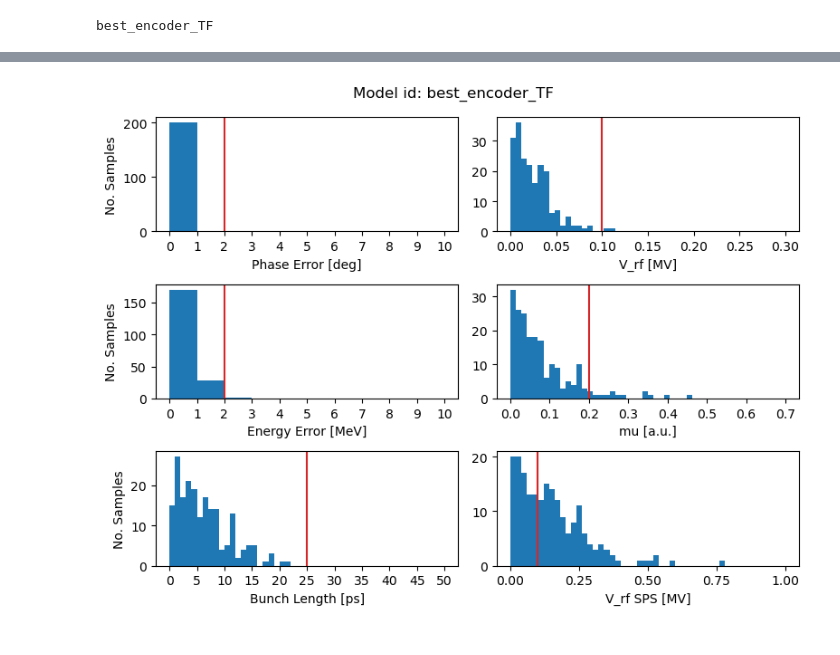
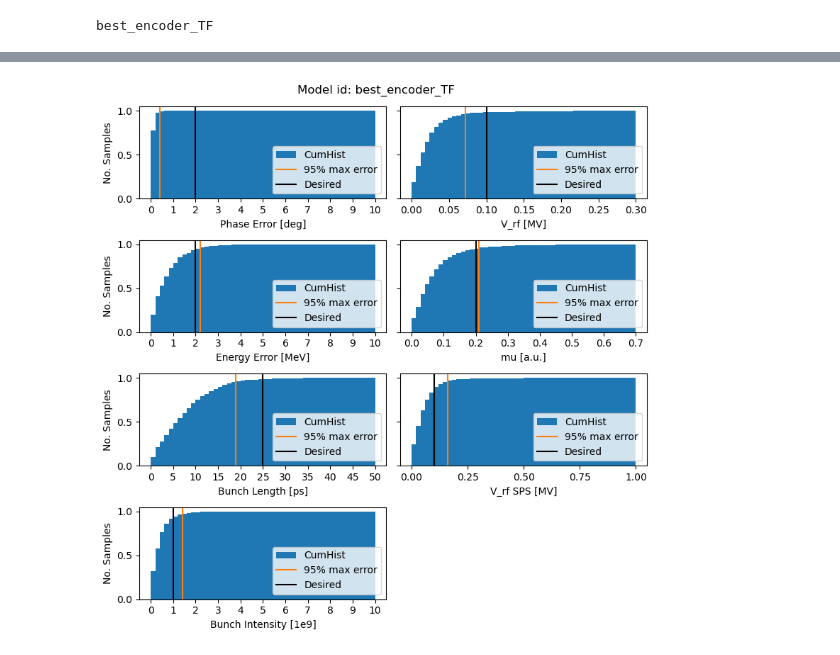
Before and after one commit to kiliakis/tomography_ML, a Jupyter notebook: evaluate_encoder_multiout.ipynb, the cells around one changed output, grey strips where cells are left out. Cells and saved outputs as stored; diff of their text form; code cells hidden in the pictures.

```diff
--- a/evaluate_encoder_multiout.ipynb
+++ b/evaluate_encoder_multiout.ipynb
@@ -7,11 +7,10 @@ import os
 import glob
 import numpy as np
 
-from sklearn.metrics import mean_squared_error
 import matplotlib.pyplot as plt
 import matplotlib as mpl
-from utils import plot_loss, encoder_files_to_tensors, get_best_model_timestamp
-from utils import load_model_data_new, unnormalize_params, assess_decoder
+from utils import encoder_files_to_tensors, get_best_model_timestamp
+from utils import unnormalize_params
 from utils import sample_files
 from models import EncoderMulti
 
@@ -24,5 +23,8 @@ img_normalize = 'off'
 num_Turns_Case = 1
 
 var_names = ['phEr', 'enEr', 'bl',
-             'inten',
-             'Vrf', 'mu', 'VrfSPS']
+             'inten', 'Vrf', 'mu', 'VrfSPS']
+# timestamp = get_best_model_timestamp('./trials', model='enc')
+# timestamp = '2022_12_18_11-48-57'
+# timestamp = '2023_03_03_17-00-48'
+timestamp = 'best_encoder_TF'
@@ -177,47 +215,89 @@ plt.tight_layout()
 # %%
-fig, axes = plt.subplots(ncols=2, nrows=3, sharex=False,
-                         sharey=False, figsize=(8, 6))
+import bisect
+
+fig, axes = plt.subplots(ncols=2, nrows=4, sharex=False,
+                         sharey=True, figsize=(8, 8))
 fig.suptitle(f'Model id: {timestamp}')
 
 plt.sca(axes[0][0])
-plt.hist(diffs[:, 0], bins=10, range=(0, 10))
+n, bins, patches = plt.hist(diffs[:, 0], bins=50, range=(0, 10),
+                            cumulative=True, density=True, label='CumHist')
+b = bisect.bisect(n, 0.95)
+plt.axvline(x=bins[b+1], color='tab:orange', label='95% max error')
 plt.xticks(np.arange(0, 10.5))
 plt.xlabel('Phase Error [deg]')
 plt.ylabel('No. Samples')
-plt.axvline(x=2, color='tab:red')
+plt.axvline(x=2, color='black', label='Desired')
+plt.legend(loc='lower right')
 
 plt.sca(axes[1][0])
-plt.hist(diffs[:, 1], bins=10, range=(0, 10))
+n, bins, patches = plt.hist(diffs[:, 1], bins=50, range=(0, 10),
+                            cumulative=True, density=True, label='CumHist')
+b = bisect.bisect(n, 0.95)
+plt.axvline(x=bins[b+1], color='tab:orange', label='95% max error')
 plt.xticks(np.arange(0, 10.5))
 plt.xlabel('Energy Error [MeV]')
 plt.ylabel('No. Samples')
-plt.axvline(x=2, color='tab:red')
+plt.axvline(x=2, color='black', label='Desired')
+plt.legend(loc='lower right')
 
 plt.sca(axes[2][0])
-plt.hist(diffs[:, 2]*1e12, bins=50, range=(0, 50))
+n, bins, patches = plt.hist(
+    diffs[:, 2]*1e12, bins=50, range=(0, 50),
+    cumulative=True, density=True, label='CumHist')
+b = bisect.bisect(n, 0.95)
+plt.axvline(x=bins[b+1], color='tab:orange', label='95% max error')
 plt.xticks(np.arange(0, 50.5, 5))
 plt.xlabel('Bunch Length [ps]')
 plt.ylabel('No. Samples')
-plt.axvline(x=25, color='tab:red')
+plt.axvline(x=25, color='black', label='Desired')
+plt.legend(loc='lower right')
+
+
+plt.sca(axes[3][0])
+n, bins, patches = plt.hist(
+    diffs[:, 3]*1e-9, bins=50, range=(0, 10),
+    cumulative=True, density=True, label='CumHist')
+b = bisect.bisect(n, 0.95)
+plt.axvline(x=bins[b+1], color='tab:orange', label='95% max error')
+plt.xticks(np.arange(0, 10.5, 1))
+plt.xlabel('Bunch Intensity [1e9]')
+plt.ylabel('No. Samples')
+plt.axvline(x=1, color='black', label='Desired')
+plt.legend(loc='lower right')
 
 plt.sca(axes[0][1])
-plt.hist(diffs[:, 4], bins=50, range=(0, 0.3))
+n, bins, patches = plt.hist(diffs[:, 4], bins=50, range=(0, 0.3),
+                            cumulative=True, density=True, label='CumHist')
+b = bisect.bisect(n, 0.95)
+plt.axvline(x=bins[b+1], color='tab:orange', label='95% max error')
 plt.xlabel('V_rf [MV]')
-plt.axvline(x=0.1, color='tab:red')
+plt.axvline(x=0.1, color='black', label='Desired')
+plt.legend(loc='lower right')
 
 plt.sca(axes[1][1])
-plt.hist(diffs[:, 5], bins=50, range=(0, 0.7))
+n, bins, patches = plt.hist(diffs[:, 5], bins=50, range=(0, 0.7),
+                            cumulative=True, density=True, label='CumHist')
+b = bisect.bisect(n, 0.95)
+plt.axvline(x=bins[b+1], color='tab:orange', label='95% max error')
 plt.xticks(np.arange(0, 0.71, 0.1))
 plt.xlabel('mu [a.u.]')
-plt.axvline(x=0.2, color='tab:red')
+plt.axvline(x=0.2, color='black', label='Desired')
+plt.legend(loc='lower right')
 
 plt.sca(axes[2][1])
-plt.hist(diffs[:, 6], bins=50, range=(0, 1))
+n, bins, patches = plt.hist(diffs[:, 6], bins=50, range=(0, 1),
+                            cumulative=True, density=True, label='CumHist')
+b = bisect.bisect(n, 0.95)
+plt.axvline(x=bins[b+1], color='tab:orange', label='95% max error')
 plt.xticks(np.arange(0, 1.1, 0.25))
 plt.xlabel('V_rf SPS [MV]')
-plt.axvline(x=0.1, color='tab:red')
+plt.axvline(x=0.1, color='black', label='Desired')
+plt.legend(loc='lower right')
+
+fig.delaxes(axes[3][1])
 
 plt.tight_layout()
-plt.savefig(f'plots/enc-evaluation-{timestamp}.jpg', dpi=400)
+plt.savefig(f'plots/enc-cumulative-hist-{timestamp}.jpg', dpi=400)
 # %% [output]
-[figure, old version]
+[figure, new version]
```
Also changed, not shown: parts of 10 cells of this notebook, 6 other files.
